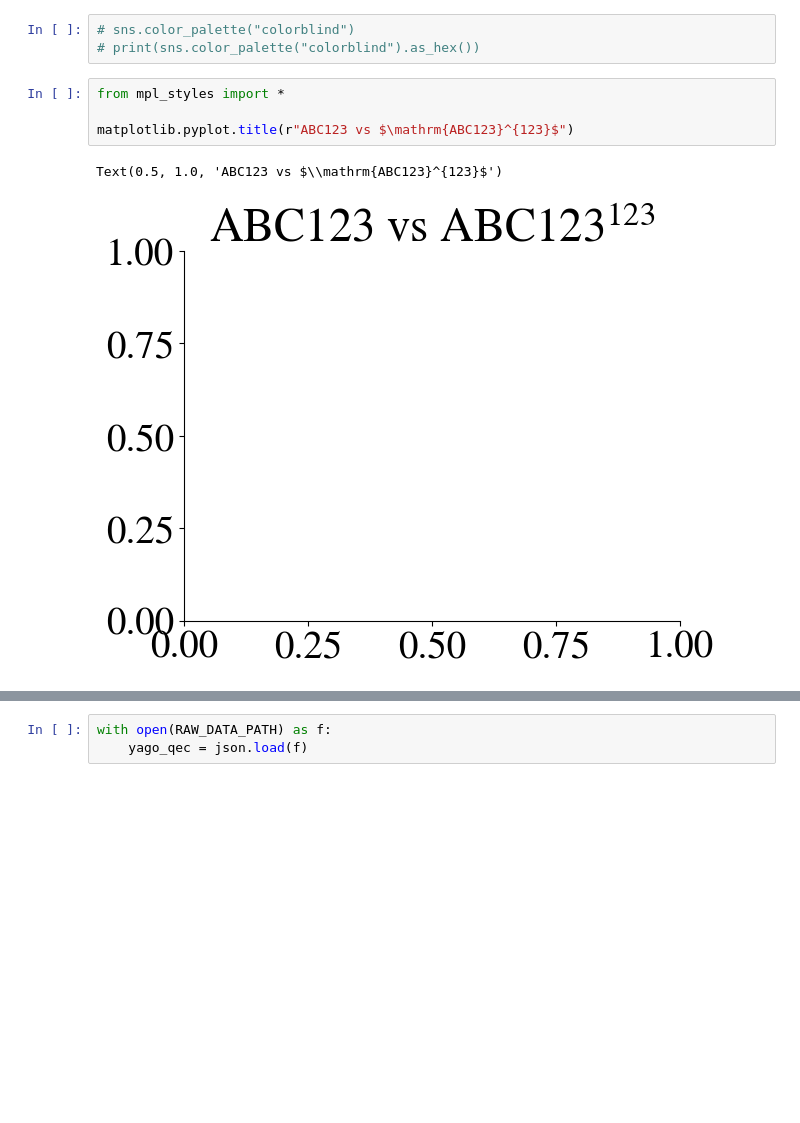
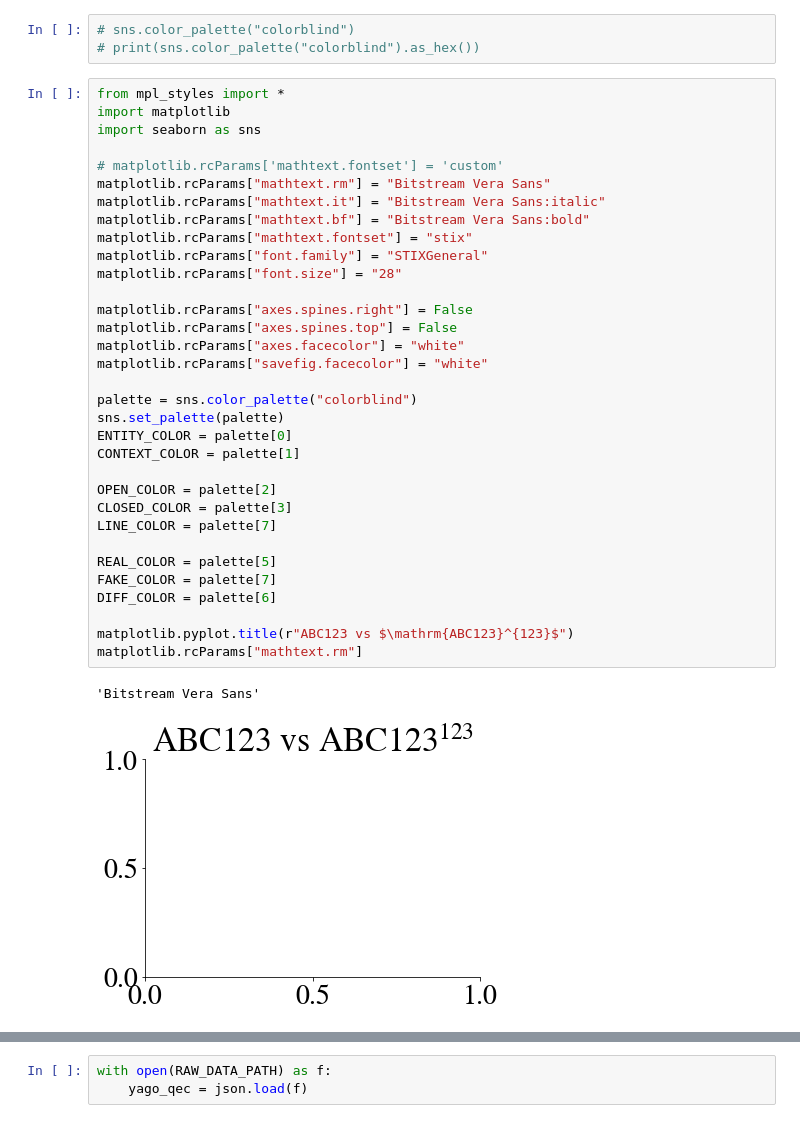
Before and after one commit to kdu4108/measureLM, a Jupyter notebook: analysis/analysis-yago-mr.ipynb, the cells around one changed output, grey strips where cells are left out. Drawn from its saved outputs; the diff is of its cells as text; blank space fills up the shorter version.

```diff
--- a/analysis/analysis-yago-mr.ipynb
+++ b/analysis/analysis-yago-mr.ipynb
@@ -59,13 +67,42 @@ from utils import load_artifact_from_wandb, construct_paths_and_dataset_kwargs
 # %%
 # sns.color_palette("colorblind")
 # print(sns.color_palette("colorblind").as_hex())
-# %%
-from mpl_styles import *
-
-matplotlib.pyplot.title(r"ABC123 vs $\mathrm{ABC123}^{123}$")
-# %% [output]
-Text(0.5, 1.0, 'ABC123 vs $\\mathrm{ABC123}^{123}$')
-[figure, removed]
+# %%
+from mpl_styles import *
+import matplotlib
+import seaborn as sns
+
+# matplotlib.rcParams['mathtext.fontset'] = 'custom'
+matplotlib.rcParams["mathtext.rm"] = "Bitstream Vera Sans"
+matplotlib.rcParams["mathtext.it"] = "Bitstream Vera Sans:italic"
+matplotlib.rcParams["mathtext.bf"] = "Bitstream Vera Sans:bold"
+matplotlib.rcParams["mathtext.fontset"] = "stix"
+matplotlib.rcParams["font.family"] = "STIXGeneral"
+matplotlib.rcParams["font.size"] = "28"
+
+matplotlib.rcParams["axes.spines.right"] = False
+matplotlib.rcParams["axes.spines.top"] = False
+matplotlib.rcParams["axes.facecolor"] = "white"
+matplotlib.rcParams["savefig.facecolor"] = "white"
+
+palette = sns.color_palette("colorblind")
+sns.set_palette(palette)
+ENTITY_COLOR = palette[0]
+CONTEXT_COLOR = palette[1]
+
+OPEN_COLOR = palette[2]
+CLOSED_COLOR = palette[3]
+LINE_COLOR = palette[7]
+
+REAL_COLOR = palette[5]
+FAKE_COLOR = palette[7]
+DIFF_COLOR = palette[6]
+
+matplotlib.pyplot.title(r"ABC123 vs $\mathrm{ABC123}^{123}$")
+matplotlib.rcParams["mathtext.rm"]
+# %% [output]
+'Bitstream Vera Sans'
+[figure, added]
 # %%
 ##############
 # Parameters #
```
Also changed, not shown: parts of 49 cells of this notebook, 9 other files.
